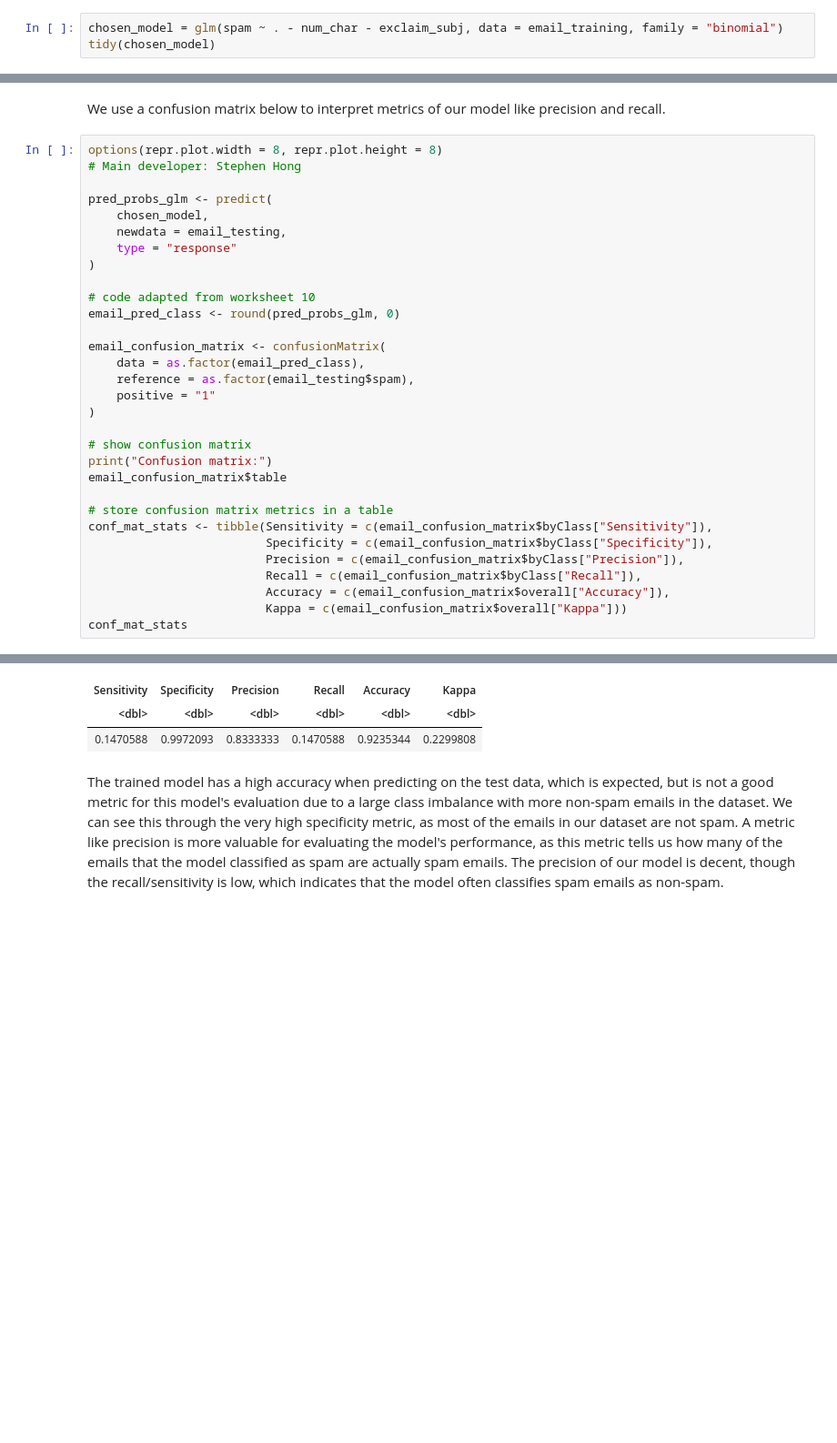
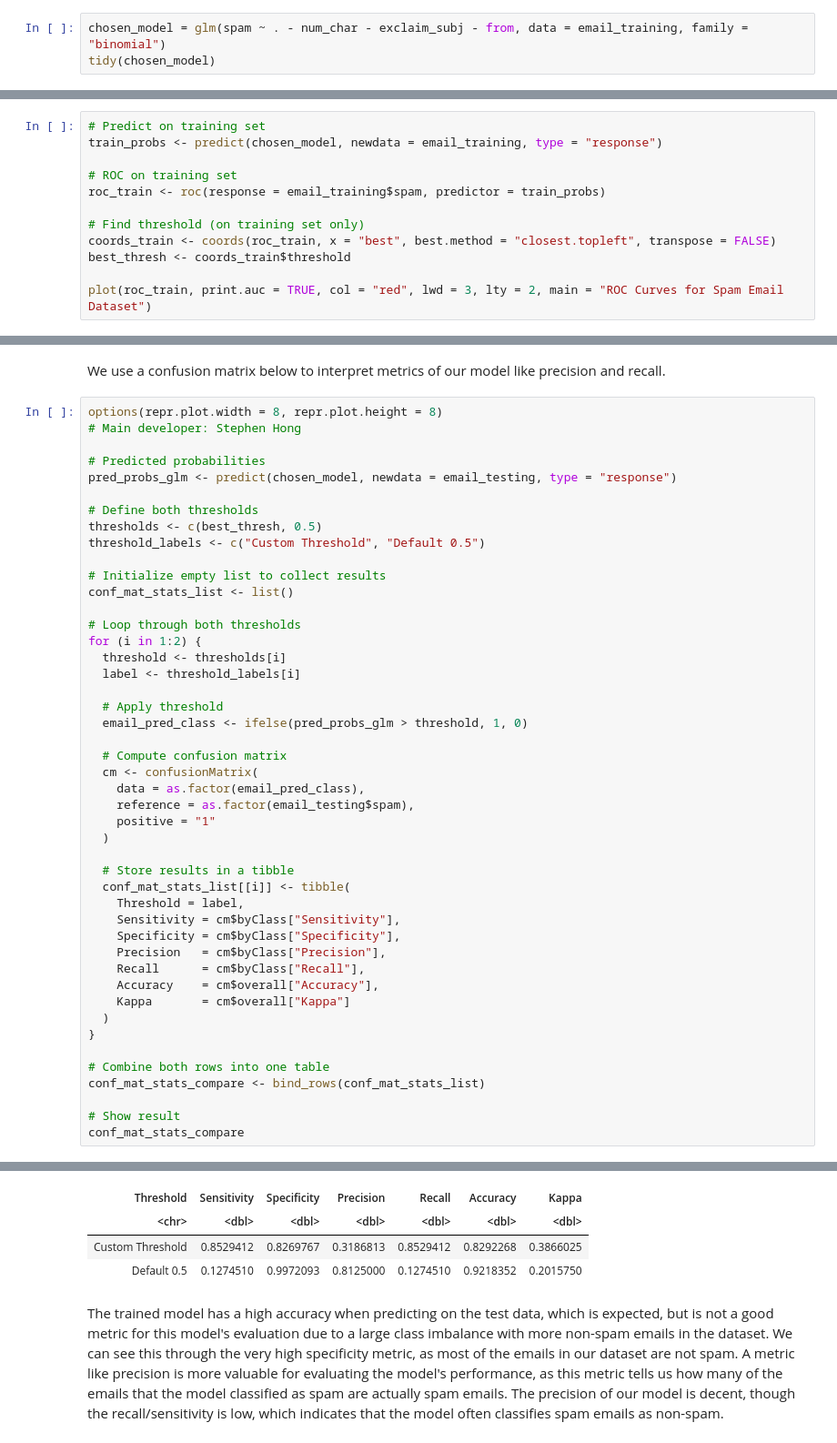
Before and after one commit to yukihuang7777/STAT301_final_project, a Jupyter notebook: Final Project.ipynb, the cells around one changed output, grey strips where cells are left out. Shown at 91% size. Drawn from its saved outputs; the diff is of its cells as text; blank space fills up the shorter version.

```diff
--- a/Final Project.ipynb
+++ b/Final Project.ipynb
@@ -226,7 +247,7 @@ numbersmall   -0.889199812
 # %% [markdown]
 Through LASSO we end up selecting all variables except num_char and exclaim_subj and end up fitting a logistic regression model using the training data without these variables.
 # %%
-chosen_model = glm(spam ~ . - num_char - exclaim_subj, data = email_training, family = "binomial")
+chosen_model = glm(spam ~ . - num_char - exclaim_subj - from, data = email_training, family = "binomial")
 tidy(chosen_model)
 # %% [output]
 Warning message:
@@ -261,0 +308,12 @@ We create ROC curve using the test data and get a AUC score of 0.894 shown in th
+# %%
+# Predict on training set
+train_probs <- predict(chosen_model, newdata = email_training, type = "response")
+
+# ROC on training set
+roc_train <- roc(response = email_training$spam, predictor = train_probs)
+
+# Find threshold (on training set only)
+coords_train <- coords(roc_train, x = "best", best.method = "closest.topleft", transpose = FALSE)
+best_thresh <- coords_train$threshold
+
+plot(roc_train, print.auc = TRUE, col = "red", lwd = 3, lty = 2, main = "ROC Curves for Spam Email Dataset")
@@ -267,31 +330,46 @@ We use a confusion matrix below to interpret metrics of our model like precision
 options(repr.plot.width = 8, repr.plot.height = 8)
 # Main developer: Stephen Hong
 
-pred_probs_glm <- predict(
-    chosen_model,
-    newdata = email_testing,
-    type = "response"
-)
+# Predicted probabilities
+pred_probs_glm <- predict(chosen_model, newdata = email_testing, type = "response")
 
-# code adapted from worksheet 10
-email_pred_class <- round(pred_probs_glm, 0)
+# Define both thresholds
+thresholds <- c(best_thresh, 0.5)
+threshold_labels <- c("Custom Threshold", "Default 0.5")
 
-email_confusion_matrix <- confusionMatrix(
+# Initialize empty list to collect results
+conf_mat_stats_list <- list()
+
+# Loop through both thresholds
+for (i in 1:2) {
+  threshold <- thresholds[i]
+  label <- threshold_labels[i]
+
+  # Apply threshold
+  email_pred_class <- ifelse(pred_probs_glm > threshold, 1, 0)
+
+  # Compute confusion matrix
+  cm <- confusionMatrix(
     data = as.factor(email_pred_class),
     reference = as.factor(email_testing$spam),
     positive = "1"
-)
+  )
 
-# show confusion matrix
-print("Confusion matrix:")
-email_confusion_matrix$table
+  # Store results in a tibble
+  conf_mat_stats_list[[i]] <- tibble(
+    Threshold = label,
+    Sensitivity = cm$byClass["Sensitivity"],
+    Specificity = cm$byClass["Specificity"],
+    Precision   = cm$byClass["Precision"],
+    Recall      = cm$byClass["Recall"],
+    Accuracy    = cm$overall["Accuracy"],
+    Kappa       = cm$overall["Kappa"]
+  )
+}
 
-# store confusion matrix metrics in a table
-conf_mat_stats <- tibble(Sensitivity = c(email_confusion_matrix$byClass["Sensitivity"]),
-                         Specificity = c(email_confusion_matrix$byClass["Specificity"]),
-                         Precision = c(email_confusion_matrix$byClass["Precision"]),
-                         Recall = c(email_confusion_matrix$byClass["Recall"]),
-                         Accuracy = c(email_confusion_matrix$overall["Accuracy"]),
-                         Kappa = c(email_confusion_matrix$overall["Kappa"]))
-conf_mat_stats
+# Combine both rows into one table
+conf_mat_stats_compare <- bind_rows(conf_mat_stats_list)
+
+# Show result
+conf_mat_stats_compare
 # %% [output]
@@ -304,6 +377,7 @@ A tibble: 1 × 6
-| Sensitivity | Specificity | Precision | Recall | Accuracy | Kappa |
-| <dbl> | <dbl> | <dbl> | <dbl> | <dbl> | <dbl> |
-| 0.1470588 | 0.9972093 | 0.8333333 | 0.1470588 | 0.9235344 | 0.2299808 |
+| Threshold | Sensitivity | Specificity | Precision | Recall | Accuracy | Kappa |
+| <chr> | <dbl> | <dbl> | <dbl> | <dbl> | <dbl> | <dbl> |
+| Custom Threshold | 0.8529412 | 0.8269767 | 0.3186813 | 0.8529412 | 0.8292268 | 0.3866025 |
+| Default 0.5 | 0.1274510 | 0.9972093 | 0.8125000 | 0.1274510 | 0.9218352 | 0.2015750 |
 # %% [markdown]
 The trained model has a high accuracy when predicting on the test data, which is expected, but is not a good metric for this model's evaluation due to a large class imbalance with more non-spam emails in the dataset. We can see this through the very high specificity metric, as most of the emails in our dataset are not spam. A metric like precision is more valuable for evaluating the model's performance, as this metric tells us how many of the emails that the model classified as spam are actually spam emails. The precision of our model is decent, though the recall/sensitivity is low, which indicates that the model often classifies spam emails as non-spam.
 # %% [markdown]
```
Also changed, not shown: parts of 9 cells of this notebook.
